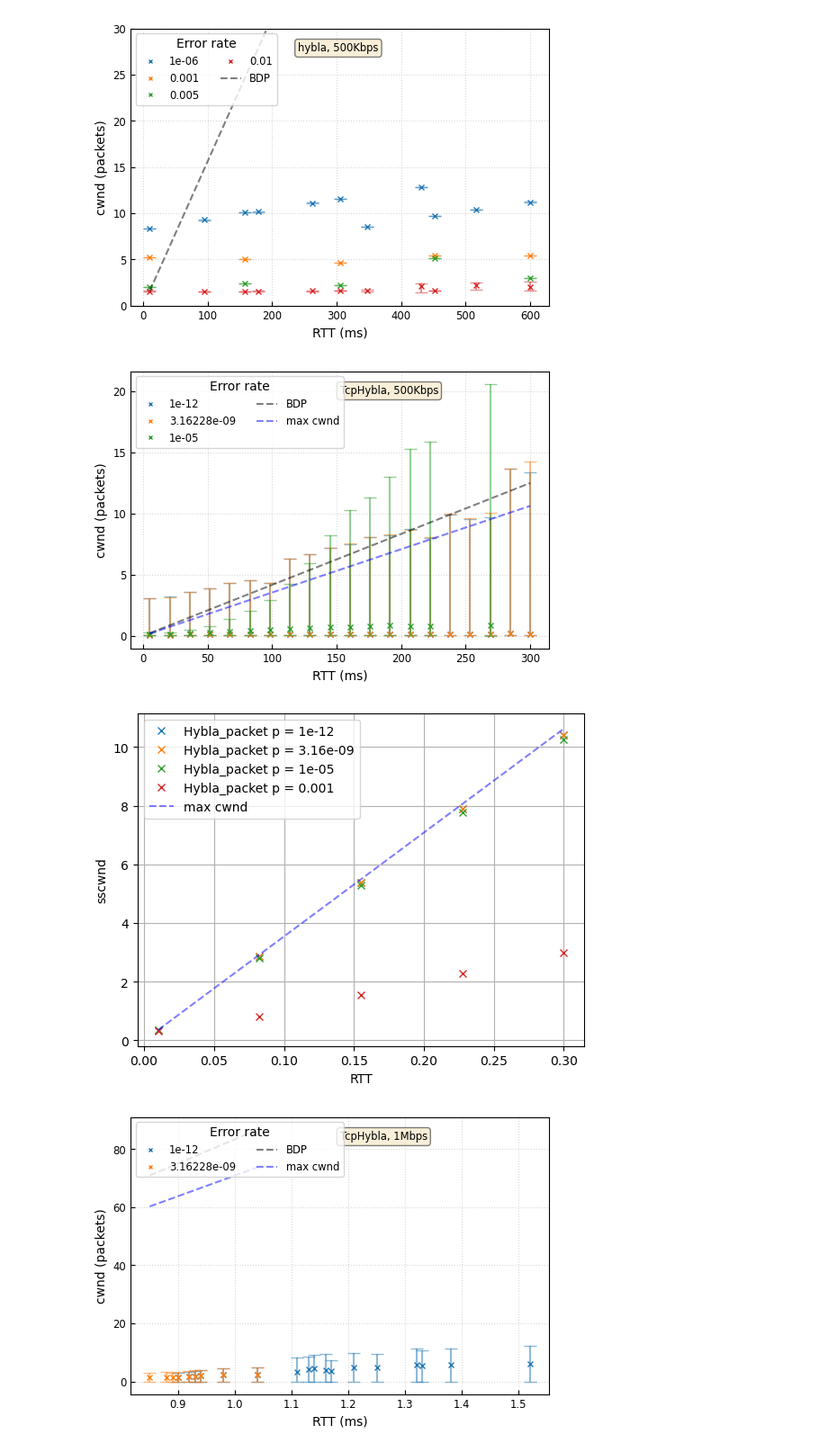
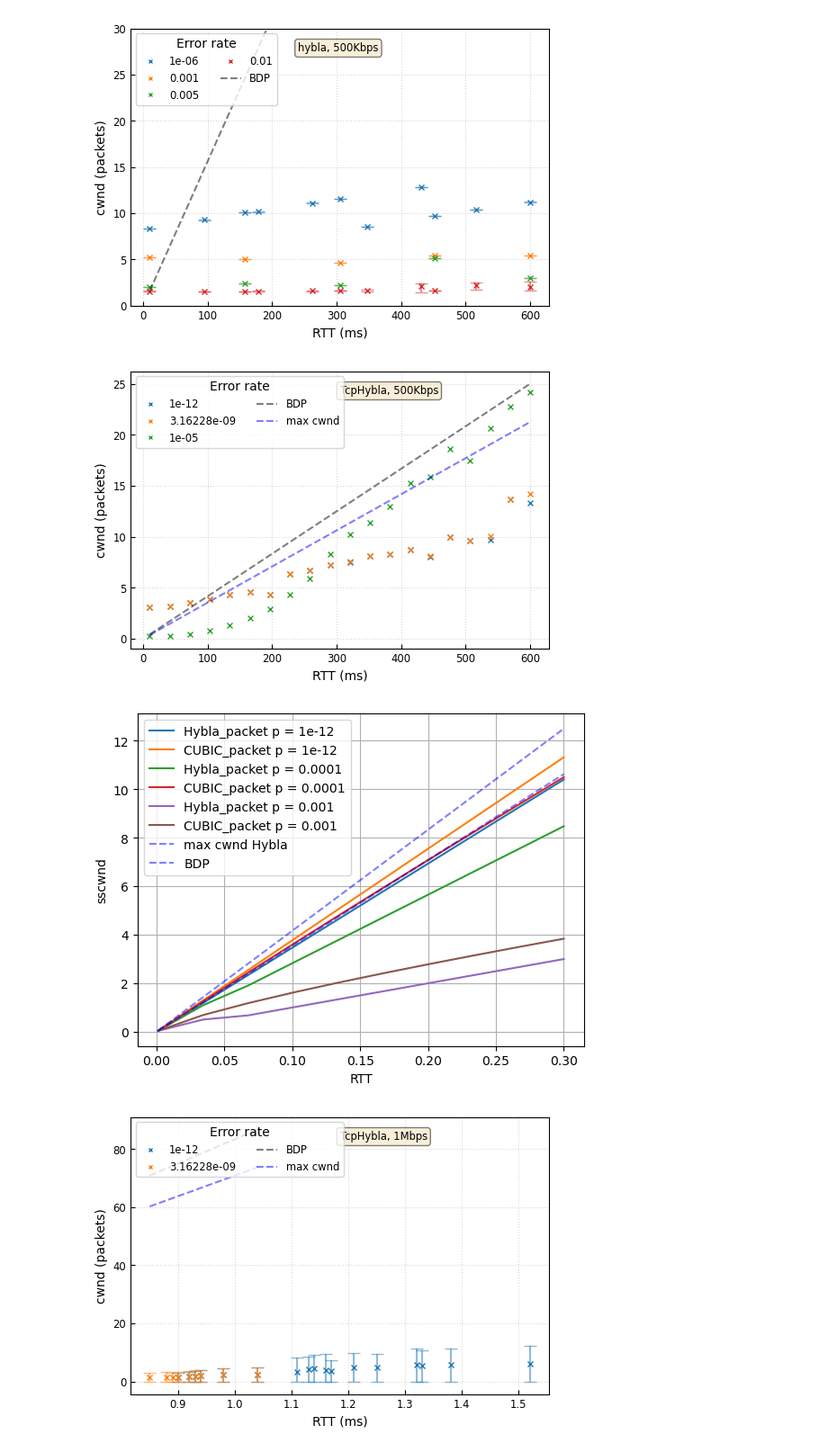
Before and after one commit to megretj/qpepcca, a Jupyter notebook: ns3_analysis.ipynb, the cells around one changed output. Shown at 90% size. Cells and saved outputs as stored; diff of their text form; code cells hidden in the pictures.

Commit message:
couple plots to save

```diff
--- a/ns3_analysis.ipynb
+++ b/ns3_analysis.ipynb
@@ -1318,7 +1321,11 @@ for i,filename in enumerate(file_list):
     if rtt not in results[bandwidth][error]:
         results[bandwidth][error][rtt] = []
     results[bandwidth][error][rtt].append(average_cwnd(f'{folder_path}{filename}'))
-
+# keep only results with an average cwnd greater than 0
+for bw in results:
+    for error in results[bw]:
+        for rtt in results[bw][error]:
+            results[bw][error][rtt] = [x for x in results[bw][error][rtt] if x > 0]
 
 fig, ax = plt.subplots(1,1,figsize=(6,4))
 
@@ -1327,9 +1334,9 @@ results[bw] = dict(sorted(results[bw].items()))
 for j,error in enumerate(results[bw]):
     points = np.zeros((len(results[bw][error]),4))
     for i, rtt in enumerate(results[bw][error]):
-        points[i,:] = rtt , np.max(results[bw][error][rtt])/mtu, np.min(results[bw][error][rtt])/mtu, np.max(results[bw][error][rtt])/mtu
+        points[i,:] = float(rtt)*2 , np.max(results[bw][error][rtt])/mtu, np.min(results[bw][error][rtt])/mtu, np.max(results[bw][error][rtt])/mtu
     points = points[points[:,0].argsort()]
-    ax.errorbar(points[:,0],points[:,1], yerr=[abs(points[:,1]-points[:,2]), abs(points[:,3]-points[:,1])], fmt='none', capsize=5,alpha=0.5, color=my_colours[j%len(my_colours)])
+    #ax.errorbar(points[:,0],points[:,1], yerr=[abs(points[:,1]-points[:,2]), abs(points[:,3]-points[:,1])], fmt='none', capsize=5,alpha=0.5, color=my_colours[j%len(my_colours)])
     #ax.errorbar(points[:,0],points[:,1], yerr=[points[:,1]*0.1, points[:,1]*0.08], fmt='none', capsize=5,alpha=0.5, color=my_colours[j%len(my_colours)])
     ax.plot(points[:,0],points[:,1],label=error,marker='x', markerfacecolor="none", markersize = '4',linestyle='',color=my_colours[j%len(my_colours)])
 ax.plot(points[:,0],bdw*points[:,0]/mtu/1000,linestyle='--',color='black', alpha = 0.5,label="BDP")
@@ -1345,30 +1352,31 @@ ax.set_ylabel("cwnd (packets)")
 plt.show()
 # add the figure legend in latex as Average cwnd for different RTTs and errors, Hybla, Bottleneck bandwidth = 1Mbps
 # %% [output]
-[figure, old version]
+[figure, new version]
 # %%
 from ccaModels import CCA_MarkovChain_Hybla_bit, CCA_MarkovChain_CUBIC_bit
 # For a bandwidth of 500Kbits, a packet size of 1500 bytes, the bandwidth in packets is 500000/(1500*8) = 41.67 packets per second
-rtts = np.linspace(0.01,0.3,5)
-packet_error = np.array([1e-12,3.16e-9,1e-5,1e-3])
+rtts = np.linspace(0.001,0.3,10)
+packet_error = np.array([1e-12,1e-4,1e-3])
 throughputs = np.zeros((2*len(packet_error),len(rtts)))
 for k, err in enumerate(packet_error):
     for i, rtt in enumerate(rtts):
         wireless = CCA_MarkovChain_Hybla_bit(packet_err=err,beta=0.7,N=100,C = 41,RTT_real=rtt, RTT0=0.05)
-        #cubic = CCA_MarkovChain_CUBIC_bit(packet_err=err,beta=0.7,N=100,C = 100,RTT_real=rtt)
+        cubic = CCA_MarkovChain_CUBIC_bit(packet_err=err*100,beta=0.7,N=100,C = 41,RTT_real=rtt)
         throughputs[2*k,i] = wireless.sscwnd()
-        #throughputs[2*k+1,i] = cubic.sscwnd()
+        throughputs[2*k+1,i] = cubic.sscwnd()
 for k,err in enumerate(packet_error):
-    plt.plot(rtts,throughputs[2*k,:], label = "Hybla_packet p = {}".format(err), linestyle = "none", marker = "x")
-    #plt.plot(rtts,throughputs[2*k+1,:], label = "CUBIC_packet p = {}".format(err), linestyle = "none", marker = "o")
-plt.plot(rtts,1.7/2*41.67*rtts,linestyle='--',color='blue', alpha = 0.5,label="max cwnd")
+    plt.plot(rtts,throughputs[2*k,:], label = "Hybla_packet p = {}".format(err))
+    plt.plot(rtts,throughputs[2*k+1,:], label = "CUBIC_packet p = {}".format(err))
+plt.plot(rtts,1.7/2*41.67*rtts,linestyle='--',color='blue', alpha = 0.5,label="max cwnd Hybla")
+plt.plot(rtts,41.67*rtts,linestyle='--',color='blue', alpha = 0.5,label="BDP")
 plt.legend()
 plt.grid()
 plt.xlabel(r"RTT")
 plt.ylabel(r'sscwnd')
 plt.show()
 # %% [output]
-[figure, old version]
+[figure, new version]
 # %%
 import matplotlib.colors as mcolors
 my_colours = list(mcolors.TABLEAU_COLORS.values())
```
Also changed, not shown: parts of 12 cells of this notebook, 4 other files.
